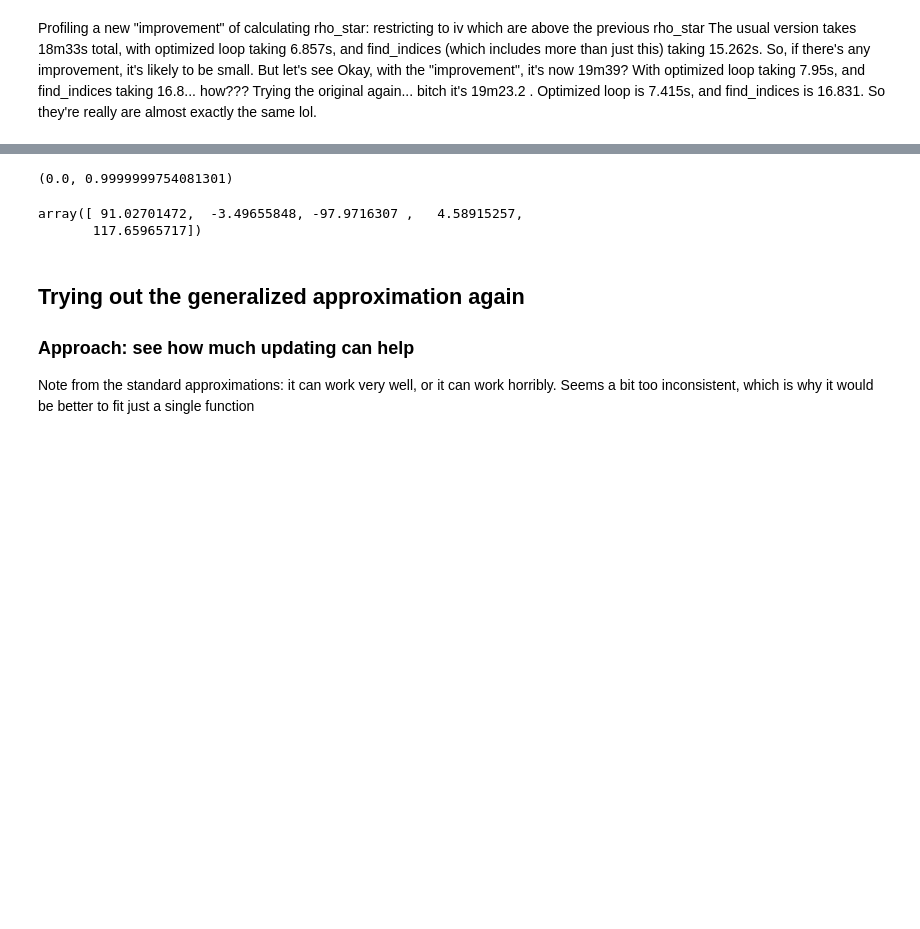
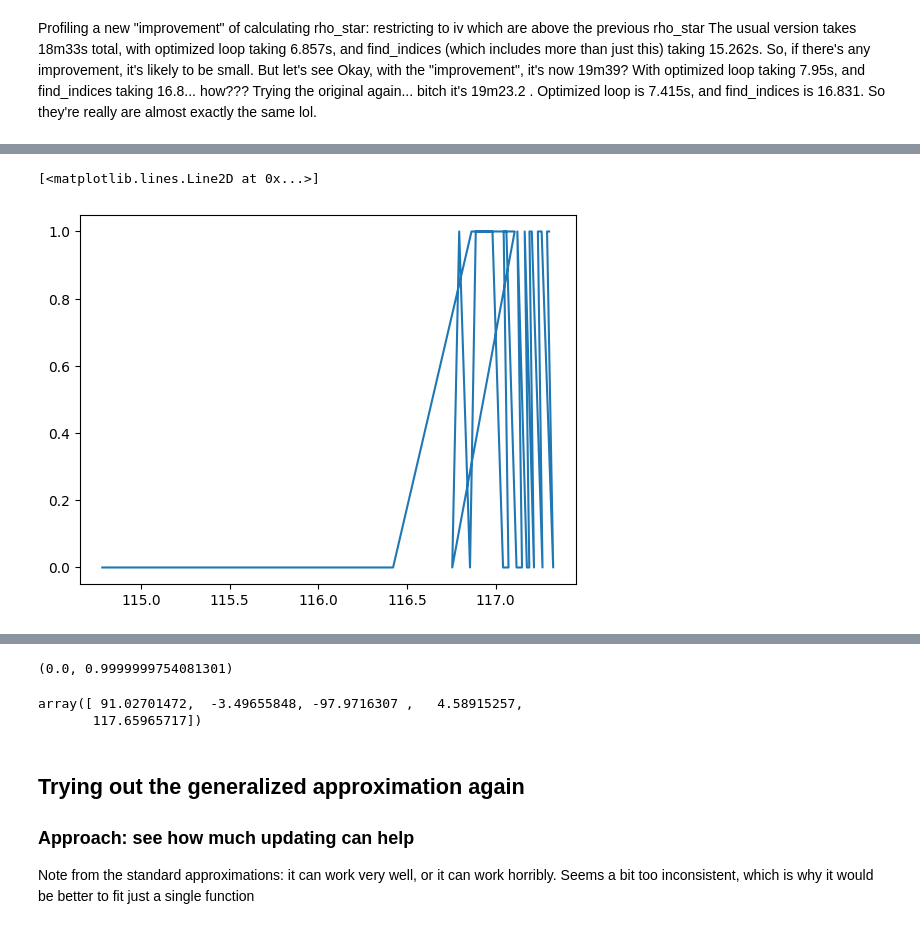
Before and after one commit to zalandru/Dynamic-Contracting-Multi-worker-Firm, a Jupyter notebook: Multiworker_wage_2steps/Initiating MWF.ipynb, the cells around one changed output, grey strips where cells are left out. Saved outputs shown, nothing was run; the diff lists cells and outputs as text; code cells hidden in the pictures; blank space fills up the shorter version.

```diff
--- a/Multiworker_wage_2steps/Initiating MWF.ipynb
+++ b/Multiworker_wage_2steps/Initiating MWF.ipynb
@@ -134,3 +80,8 @@ Trying the original again... bitch it's 19m23.2 . Optimized loop is 7.415s, and
+# %%
+plt.plot(mwc_Rho_W[prod,j,s,:,q,1],mwc_Rho_sep[prod,j,s,:,q])
+# %% [output]
+[<matplotlib.lines.Line2D at 0x...>]
+[figure, added]
 # %%
 #Non approximated version first
 
```
Also changed, not shown: parts of 6 cells of this notebook, 6 other files.
